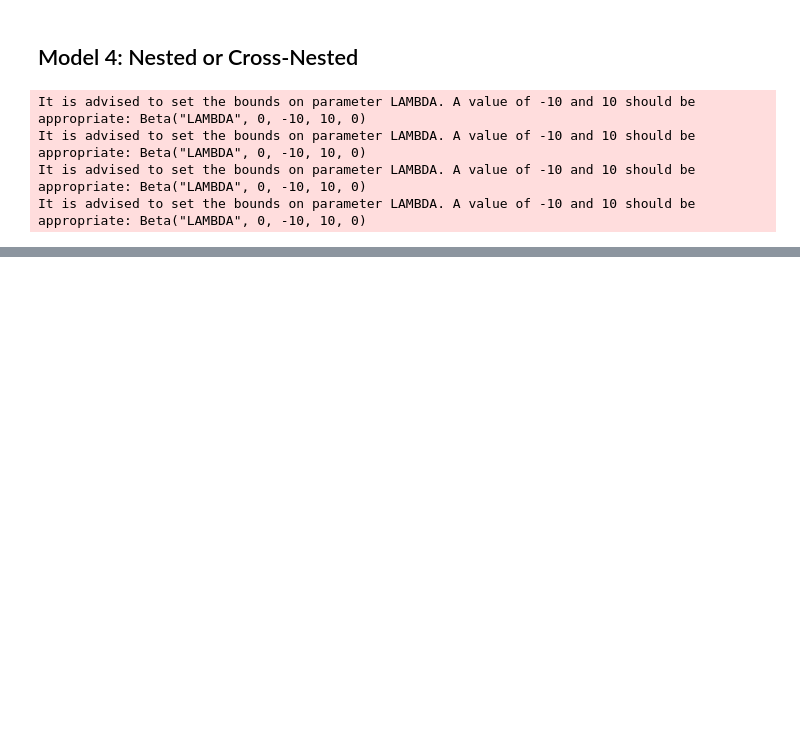
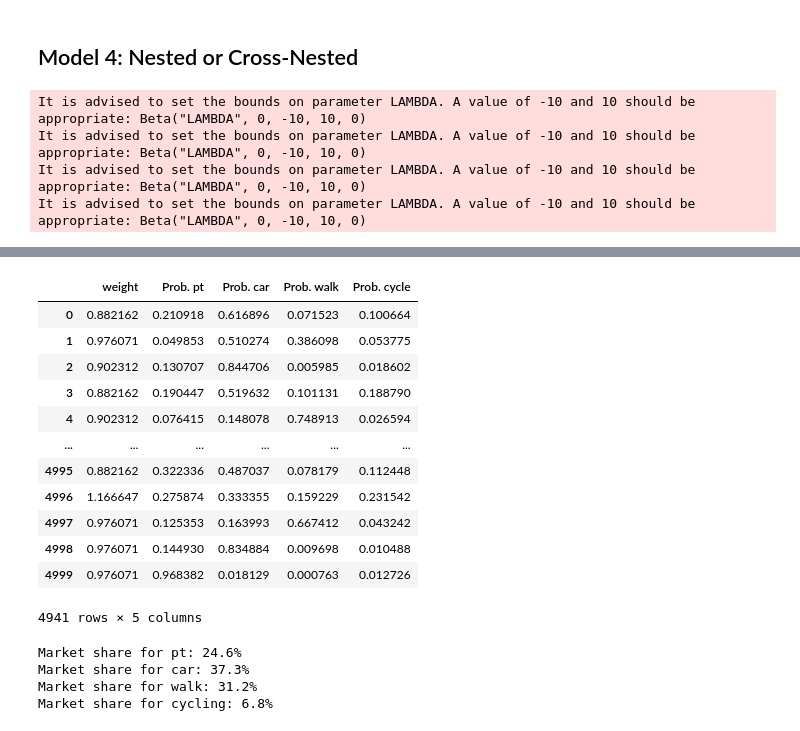
Before and after one commit to jayati-17/Discrete_choice_modelling, a Jupyter notebook: nb_mathieu.ipynb, the cells around one changed output, grey strips where cells are left out. Saved outputs shown, nothing was run; the diff lists cells and outputs as text; code cells hidden in the pictures; blank space fills up the shorter version.

```diff
--- a/nb_mathieu.ipynb
+++ b/nb_mathieu.ipynb
@@ -823,0 +870,73 @@ display(pd_results_m4)
+# %%
+from biogeme.biogeme import BIOGEME
+from biogeme.expressions import Beta, Variable, log, exp
+
+for segment_name, segment_rows in filters.items():
+    data_filtered.loc[segment_rows, 'weight'] = weights[segment_name]
+
+prob_pt = exp(v_pt*mu_fast)/(exp(v_car*mu_fast)+exp(v_cycling*mu_slow)+exp(v_pt*mu_fast)+exp(v_walk*mu_slow))
+prob_walk = exp(v_walk*mu_slow)/(exp(v_car*mu_fast)+exp(v_cycling*mu_slow)+exp(v_pt*mu_fast)+exp(v_walk*mu_slow))
+prob_car = exp(v_car*mu_fast)/(exp(v_car*mu_fast)+exp(v_cycling*mu_slow)+exp(v_pt*mu_fast)+exp(v_walk*mu_slow))
+prob_cycle = exp(v_cycling*mu_slow)/(exp(v_car*mu_fast)+exp(v_cycling*mu_slow)+exp(v_pt*mu_fast)+exp(v_walk*mu_slow))
+
+
+weight = Variable('weight')
+simulate = {
+    'weight': weight,
+    'Prob. pt': prob_pt,
+    'Prob. car': prob_car,
+    'Prob. walk': prob_walk,
+    'Prob. cycle': prob_cycle,
+}
+
+database = db.Database('london', data_filtered)
+
+
+biosim = BIOGEME(database, simulate)
+simulated_values = biosim.simulate(results_m4.get_beta_values())
+display(simulated_values)
+
+simulated_values['Weighted pt'] = (
+    simulated_values['weight'] * simulated_values['Prob. pt']
+)
+simulated_values['Weighted car'] = (
+    simulated_values['weight'] * simulated_values['Prob. car']
+)
+
+simulated_values['Weighted walk'] = (
+    simulated_values['weight'] * simulated_values['Prob. walk']
+)
+simulated_values['Weighted cycle'] = (
+    simulated_values['weight'] * simulated_values['Prob. cycle']
+)
+# %% [output]
+|  | weight | Prob. pt | Prob. car | Prob. walk | Prob. cycle |
+| 0 | 0.882162 | 0.210918 | 0.616896 | 0.071523 | 0.100664 |
+| 1 | 0.976071 | 0.049853 | 0.510274 | 0.386098 | 0.053775 |
+| 2 | 0.902312 | 0.130707 | 0.844706 | 0.005985 | 0.018602 |
+| 3 | 0.882162 | 0.190447 | 0.519632 | 0.101131 | 0.188790 |
+| 4 | 0.902312 | 0.076415 | 0.148078 | 0.748913 | 0.026594 |
+| ... | ... | ... | ... | ... | ... |
+| 4995 | 0.882162 | 0.322336 | 0.487037 | 0.078179 | 0.112448 |
+| 4996 | 1.166647 | 0.275874 | 0.333355 | 0.159229 | 0.231542 |
+| 4997 | 0.976071 | 0.125353 | 0.163993 | 0.667412 | 0.043242 |
+| 4998 | 0.976071 | 0.144930 | 0.834884 | 0.009698 | 0.010488 |
+| 4999 | 0.976071 | 0.968382 | 0.018129 | 0.000763 | 0.012726 |
+4941 rows × 5 columns
+# %%
+market_share_pt = simulated_values['Weighted pt'].mean()
+print(f'Market share for pt: {100*market_share_pt:.1f}%')
+
+market_share_car = simulated_values['Weighted car'].mean()
+print(f'Market share for car: {100*market_share_car:.1f}%')
+
+market_share_walk = simulated_values['Weighted walk'].mean()
+print(f'Market share for walk: {100*market_share_walk:.1f}%')
+
+market_share_cycle = simulated_values['Weighted cycle'].mean()
+print(f'Market share for cycling: {100*market_share_cycle:.1f}%')
+# %% [output]
+Market share for pt: 24.6%
+Market share for car: 37.3%
+Market share for walk: 31.2%
+Market share for cycling: 6.8%
```
Also changed, not shown: parts of 9 cells of this notebook, 46 other files.
